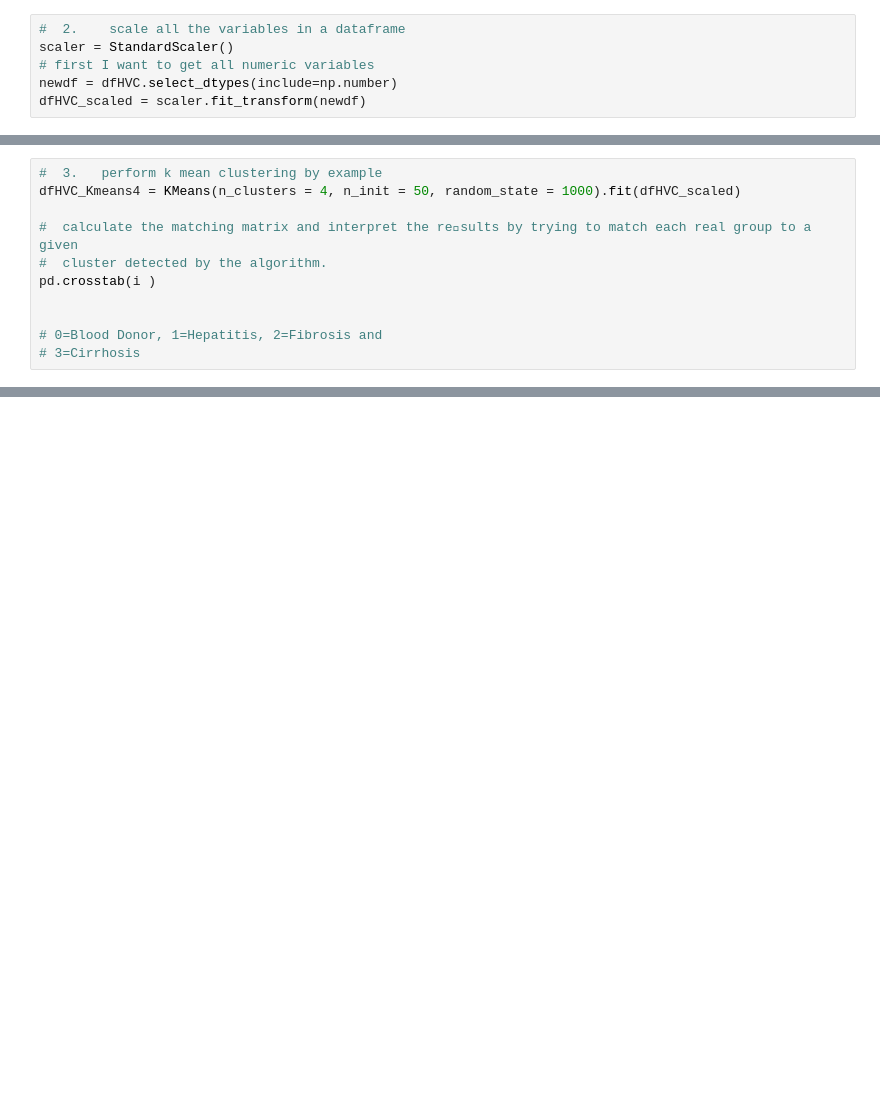
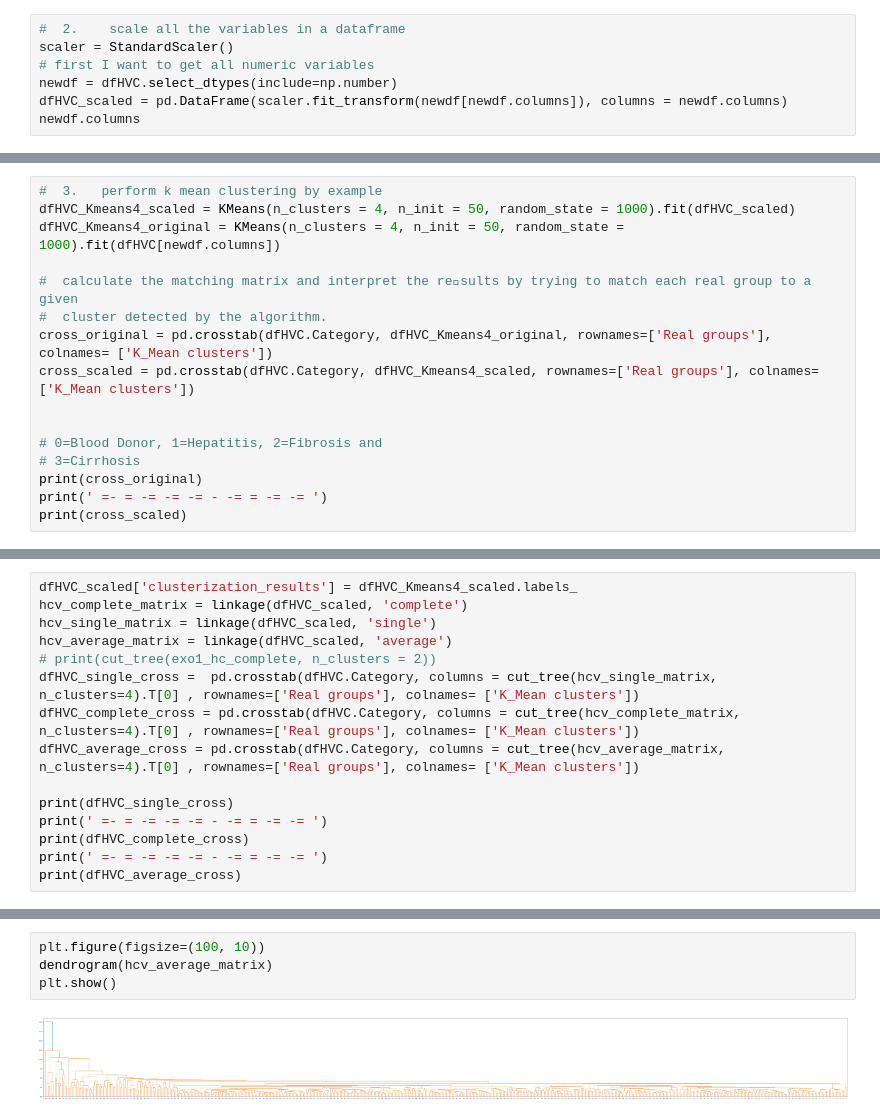
Before and after one commit to JingoBongo/statisticsLabs, a Jupyter notebook: MDML/lab1/lab1.ipynb, the cells around one changed output, grey strips where cells are left out. Saved outputs shown, nothing was run; the diff lists cells and outputs as text; blank space fills up the shorter version.

```diff
--- a/MDML/lab1/lab1.ipynb
+++ b/MDML/lab1/lab1.ipynb
@@ -47,5 +72,6 @@ PROT's value type: float64
 scaler = StandardScaler()
 # first I want to get all numeric variables
 newdf = dfHVC.select_dtypes(include=np.number)
-dfHVC_scaled = scaler.fit_transform(newdf)
+dfHVC_scaled = pd.DataFrame(scaler.fit_transform(newdf[newdf.columns]), columns = newdf.columns)
+newdf.columns
 # %% [output]
@@ -63,4 +81,5 @@ PROT
 # %%
 #  3.   perform k mean clustering by example
-dfHVC_Kmeans4 = KMeans(n_clusters = 4, n_init = 50, random_state = 1000).fit(dfHVC_scaled)
+dfHVC_Kmeans4_scaled = KMeans(n_clusters = 4, n_init = 50, random_state = 1000).fit(dfHVC_scaled)
+dfHVC_Kmeans4_original = KMeans(n_clusters = 4, n_init = 50, random_state = 1000).fit(dfHVC[newdf.columns])
 
@@ -68,6 +87,10 @@ dfHVC_Kmeans4 = KMeans(n_clusters = 4, n_init = 50, random_state = 1000).fit(dfH
 #  cluster detected by the algorithm.
-pd.crosstab(i )
+cross_original = pd.crosstab(dfHVC.Category, dfHVC_Kmeans4_original, rownames=['Real groups'], colnames= ['K_Mean clusters'])
+cross_scaled = pd.crosstab(dfHVC.Category, dfHVC_Kmeans4_scaled, rownames=['Real groups'], colnames= ['K_Mean clusters'])
 
 
 # 0=Blood Donor, 1=Hepatitis, 2=Fibrosis and
 # 3=Cirrhosis
+print(cross_original)
+print(' =- = -= -= -= - -= = -= -= ')
+print(cross_scaled)
@@ -73,0 +111,15 @@ pd.crosstab(i )
+# %%
+dfHVC_scaled['clusterization_results'] = dfHVC_Kmeans4_scaled.labels_
+hcv_complete_matrix = linkage(dfHVC_scaled, 'complete')
+hcv_single_matrix = linkage(dfHVC_scaled, 'single')
+hcv_average_matrix = linkage(dfHVC_scaled, 'average')
+# print(cut_tree(exo1_hc_complete, n_clusters = 2))
+dfHVC_single_cross =  pd.crosstab(dfHVC.Category, columns = cut_tree(hcv_single_matrix, n_clusters=4).T[0] , rownames=['Real groups'], colnames= ['K_Mean clusters'])
+dfHVC_complete_cross = pd.crosstab(dfHVC.Category, columns = cut_tree(hcv_complete_matrix, n_clusters=4).T[0] , rownames=['Real groups'], colnames= ['K_Mean clusters'])
+dfHVC_average_cross = pd.crosstab(dfHVC.Category, columns = cut_tree(hcv_average_matrix, n_clusters=4).T[0] , rownames=['Real groups'], colnames= ['K_Mean clusters'])
+
+print(dfHVC_single_cross)
+print(' =- = -= -= -= - -= = -= -= ')
+print(dfHVC_complete_cross)
+print(' =- = -= -= -= - -= = -= -= ')
+print(dfHVC_average_cross)
@@ -73,0 +147,6 @@ pd.crosstab(i )
+# %%
+plt.figure(figsize=(100, 10))
+dendrogram(hcv_average_matrix)
+plt.show()
+# %% [output]
+[figure, added]
```
Also changed, not shown: parts of 9 cells of this notebook, 1 other file.
